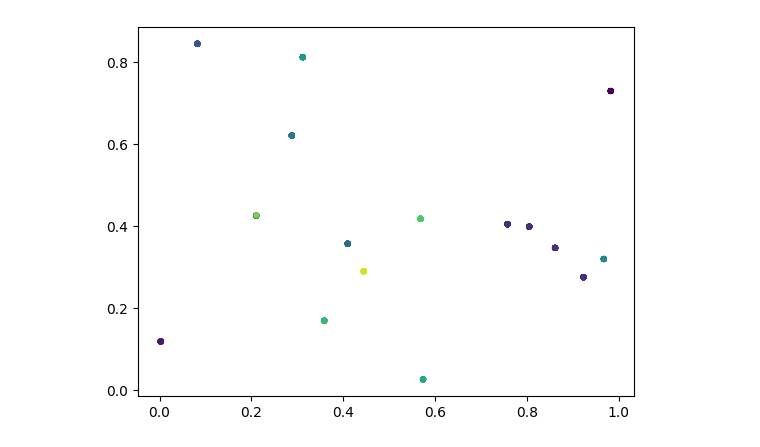
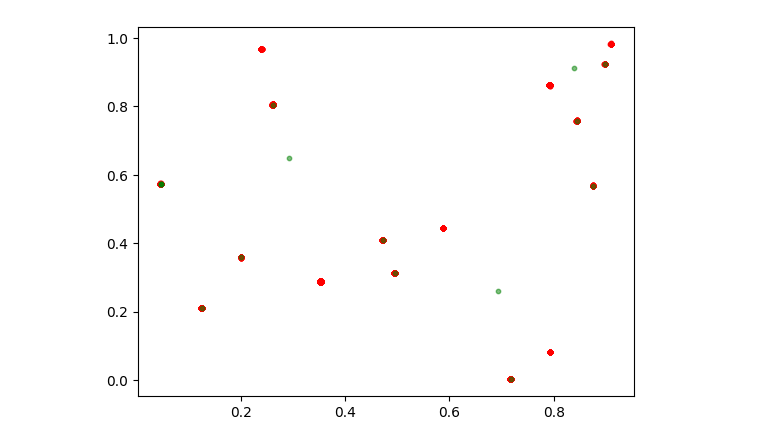
Before and after one commit to chintadinesh/kmeans, a Jupyter notebook: visualization.ipynb, the cells around one changed output. Cells and saved outputs as stored; diff of their text form; code cells hidden in the pictures.

Commit message:
CPU Kmeans result match with Python's result

```diff
--- a/visualization.ipynb
+++ b/visualization.ipynb
@@ -79,7 +44,31 @@ cnts = np.array(readCentroids())
+# %%
+init_cent = np.array(readCentroids("initial.txt"))
+
+# Create KMeans instance
+#kmeans = KMeans(n_clusters=16, init='random', random_state=1)
+kmeans = KMeans(n_clusters=16, init=init_cent)
+
+X = np.array(pts)
+# Sample data
+
+
+# Fit the model
+kmeans.fit(X)
+
+# Predict the clusters
+labels = kmeans.predict(X)
+
+# Get the cluster centroids
+centroids = kmeans.cluster_centers_
+
+# Print results
+#print("Cluster labels:", labels)
+#print("Centroids:", centroids)
 # %%
 # Plot the data and centroids
-plt.scatter(X[:, 1], X[:, 5], c=lbls, s=10, cmap='viridis')
-#plt.scatter(centroids[:, 0], centroids[:, 1], c='red', s=50, alpha=0.5)
+#plt.scatter(X[:, 0], X[:, 1], c=labels, s=10, cmap='viridis')
+plt.scatter(X[:, 0], X[:, 1], c="red", s=10, cmap='viridis')
+plt.scatter(centroids[:, 0], centroids[:, 1], c='green', s=10, alpha=0.5)
 plt.show()
 # %% [output]
-[figure, old version]
+[figure, new version]
```
Also changed, not shown: parts of 9 cells of this notebook, 9 other files.
